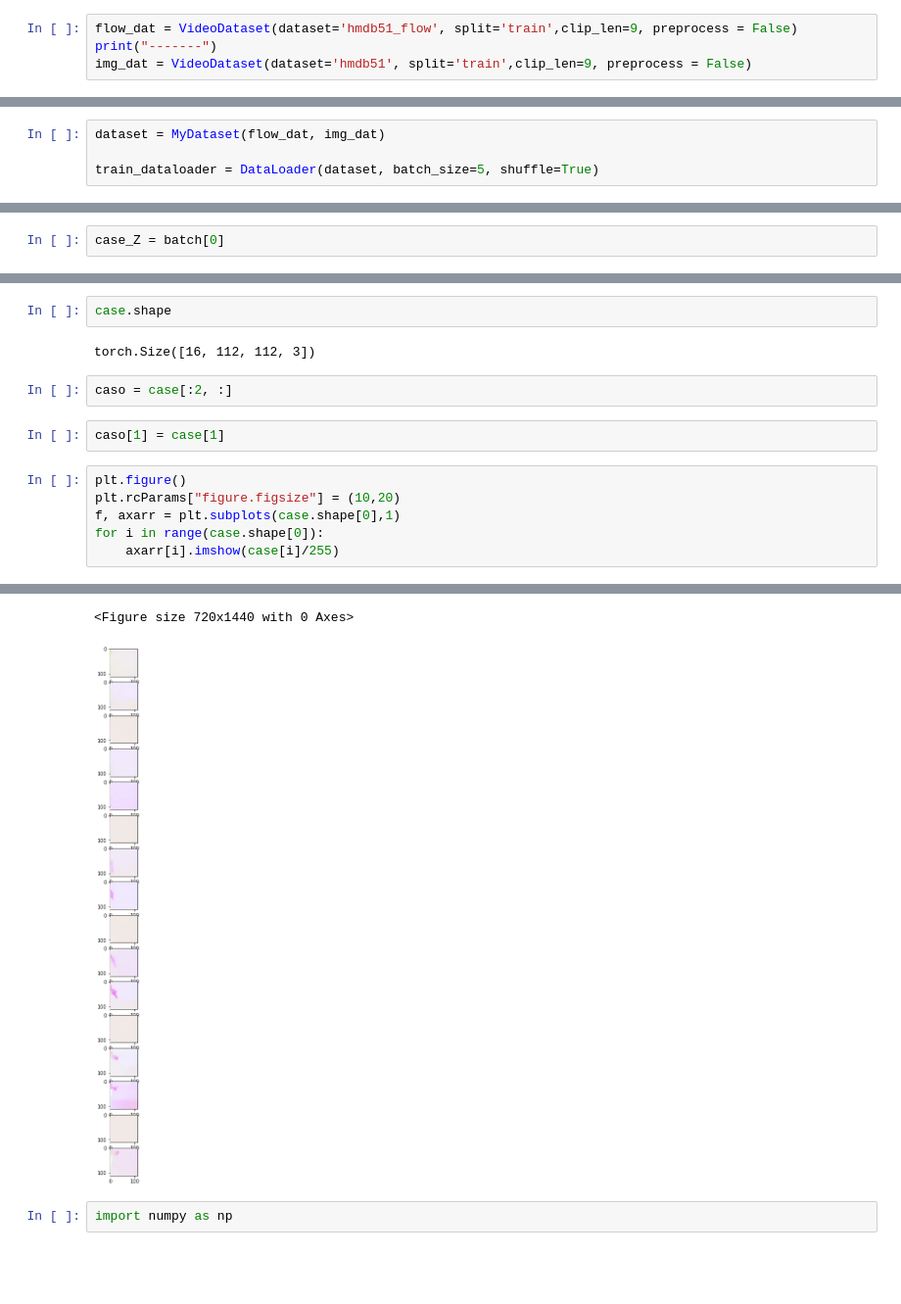
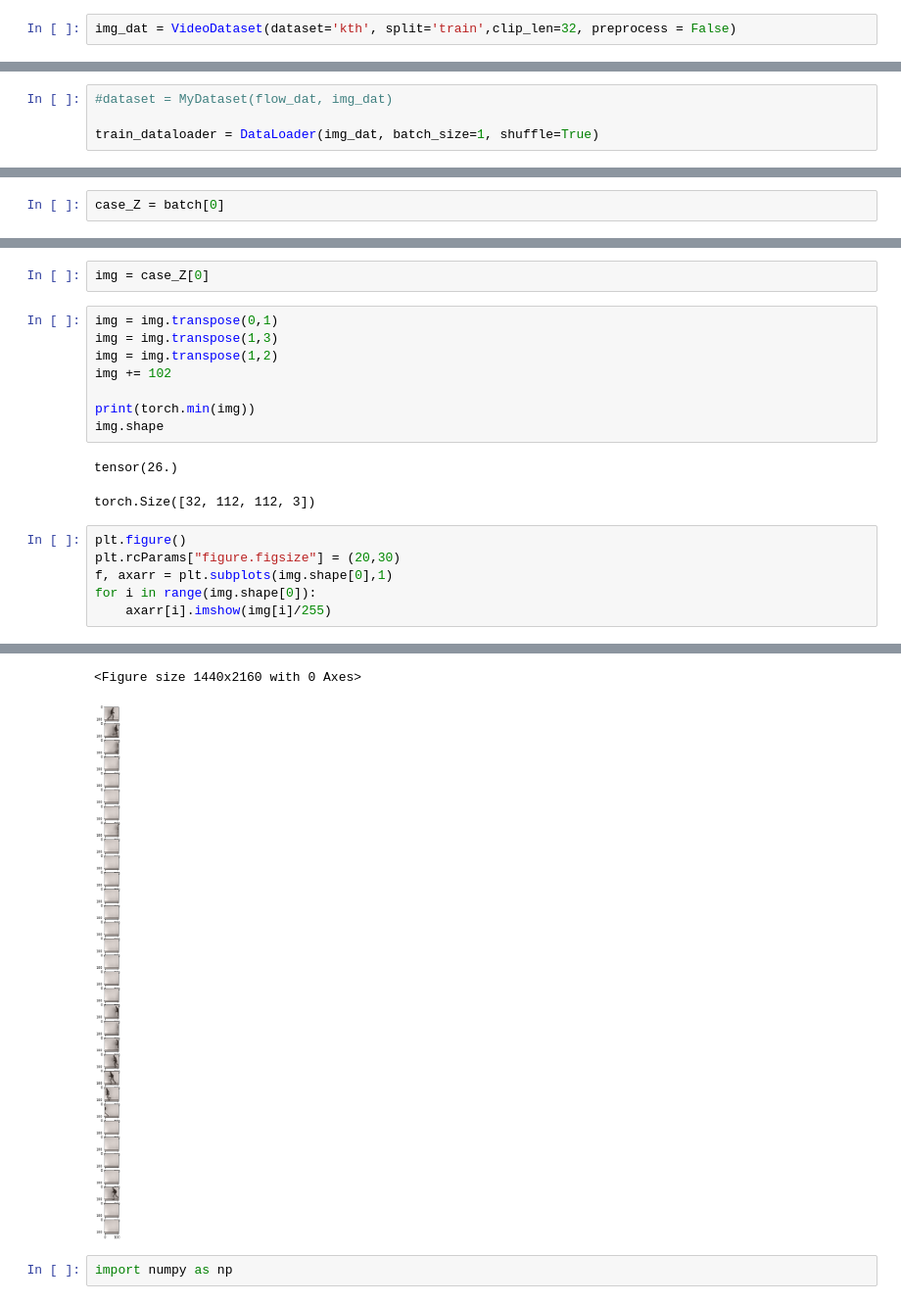
Before and after one commit to erikberter/Spikey-TFG, a Jupyter notebook: Project_Test.ipynb, the cells around one changed output, grey strips where cells are left out. Shown: that part at 98% size. Saved outputs shown, nothing was run; the diff lists cells and outputs as text; blank space fills up the shorter version.

```diff
--- a/Project_Test.ipynb
+++ b/Project_Test.ipynb
@@ -8,6 +10,4 @@ from torch.autograd import Variable
 from dataloaders.dataset import VideoDataset
 # %%
-flow_dat = VideoDataset(dataset='hmdb51_flow', split='train',clip_len=9, preprocess = False)
-print("-------")
-img_dat = VideoDataset(dataset='hmdb51', split='train',clip_len=9, preprocess = False)
+img_dat = VideoDataset(dataset='kth', split='train',clip_len=32, preprocess = False)
 # %% [output]
@@ -29,8 +27,8 @@ class MyDataset(Dataset):
     def __len__(self):
         return len(self.datasetA)
 # %%
-dataset = MyDataset(flow_dat, img_dat)
+#dataset = MyDataset(flow_dat, img_dat)
 
-train_dataloader = DataLoader(dataset, batch_size=5, shuffle=True)
+train_dataloader = DataLoader(img_dat, batch_size=1, shuffle=True)
 # %%
 batch = next(iter(train_dataloader))
@@ -67,15 +41,20 @@ import matplotlib.pyplot as plt
-# %%
-case.shape
-# %% [output]
-torch.Size([16, 112, 112, 3])
-# %%
-caso = case[:2, :]
-# %%
-caso[1] = case[1]
+# %%
+img = case_Z[0]
+# %%
+img = img.transpose(0,1)
+img = img.transpose(1,3)
+img = img.transpose(1,2)
+img += 102
+
+print(torch.min(img))
+img.shape
+# %% [output]
+tensor(26.)
+torch.Size([32, 112, 112, 3])
 # %%
 plt.figure()
-plt.rcParams["figure.figsize"] = (10,20)
-f, axarr = plt.subplots(case.shape[0],1)
-for i in range(case.shape[0]):
-    axarr[i].imshow(case[i]/255)
+plt.rcParams["figure.figsize"] = (20,30)
+f, axarr = plt.subplots(img.shape[0],1)
+for i in range(img.shape[0]):
+    axarr[i].imshow(img[i]/255)
 # %% [output]
@@ -93,5 +78,5 @@ Clipping input data to the valid range for imshow with RGB data ([0..1] for floa
-<Figure size 720x1440 with 0 Axes>
+<Figure size 1440x2160 with 0 Axes>
-[figure, old version]
+[figure, new version]
 # %%
 import numpy as np
 # %%
```
Also changed, not shown: parts of 14 cells of this notebook, 14 other files.
